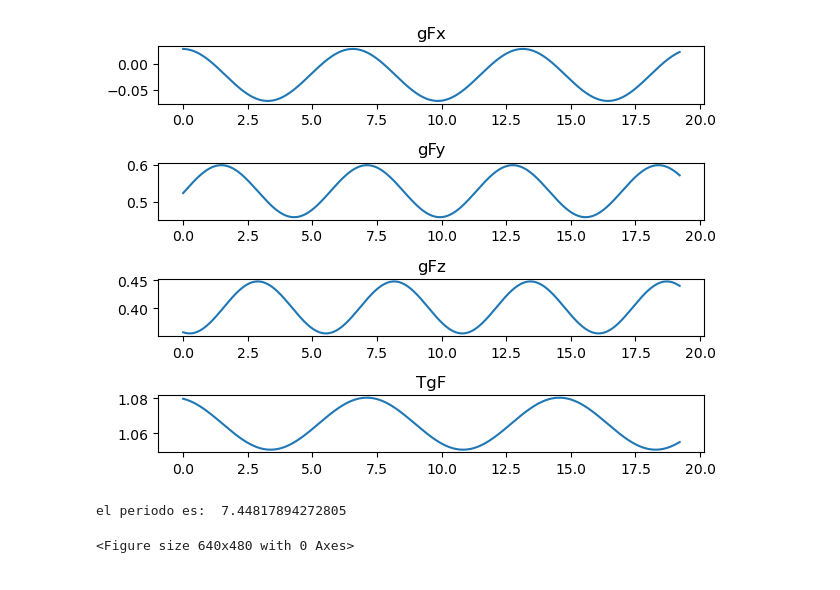
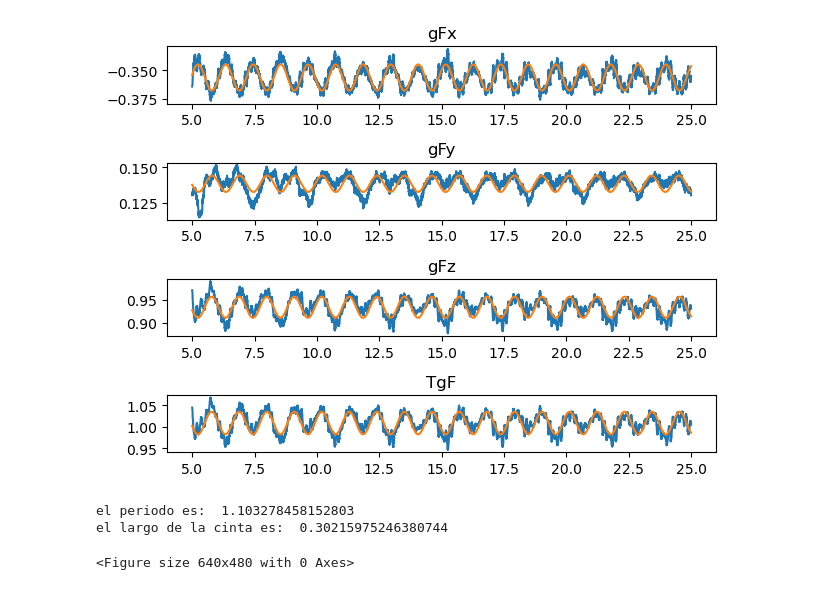
Before and after one commit to sebastlop/series-temporales-maxi, a Jupyter notebook: seriestemporal_yo/ejercicio2/ejercicio2.ipynb, the cells around one changed output. Cells and saved outputs as stored; diff of their text form; code cells hidden in the pictures.

```diff
--- a/seriestemporal_yo/ejercicio2/ejercicio2.ipynb
+++ b/seriestemporal_yo/ejercicio2/ejercicio2.ipynb
@@ -240,37 +58,30 @@ el periodo es:  5.6530453342497715
-# %%
-handswing2 = seriesejercicio()
-datos = handswing2.leerdatos('handswing2.csv')
-
-
-def funcion_sinusoidal(x, a, b, c, d):
-    return a * np.sin(b * x + c) + d
-x = handswing2.tiempo
-
-numeroGraficas = len(handswing2.titulos) - 1
-# Crear subgráficas
-fig, axs = plt.subplots(numeroGraficas)
-
-# Trazar cada gráfica en su subgráfica correspondiente
-for i in range(numeroGraficas):
-    parametros = handswing2.ajustarFuncion(funcion_sinusoidal,handswing2.columnas[0:,i])
-    a ,b , c, d = parametros
-    y = funcion_sinusoidal(x,a,b,c,d)
-    axs[i].plot(x, y)
-    axs[i].set_title(handswing2.titulos[i+1])
-
-# Ajustar los márgenes
-plt.tight_layout()
-
-# Mostrar la gráfica
-plt.show()
-plt.savefig('grafico handswing2.png')
-
-#periodo
-
-pi = np.pi
-periodo = 2*pi/b
-print('el periodo es: ',periodo)
-# %% [output]
-[figure, removed]
-el periodo es:  7.44817894272805
-<Figure size 640x480 with 0 Axes>
+# %%
+oscilador = seriesejercicio()
+datos = oscilador.leerdatos('oscilador.csv')
+
+#acoto el rango de valores en donde la oscilación sea mas estable.
+tiempo_mask= (oscilador.tiempo  > 5) & (oscilador.tiempo < 25)
+
+# aplico la mascara sobre el timepo y la fuerza total.
+tiempoAcotado = oscilador.tiempo[tiempo_mask]
+columnasAcotado =oscilador.columnas[tiempo_mask]
+
+def funcion_sinusoidal(x, a, b, c, d):
+    return a * np.sin(b * x + c) + d
+#graficas
+oscilador.hacerGraficas(funcion_sinusoidal,tiempoAcotado,columnasAcotado,(0.5,6,0.5,0.5))
+
+
+#periodo
+pi = np.pi
+periodo = 2*pi/(b)
+print('el periodo es: ',periodo)
+
+#largo de la cinta
+l = (9.8)/(b)**2
+print('el largo de la cinta es: ', l)
+# %% [output]
+[figure, added]
+el periodo es:  1.103278458152803
+el largo de la cinta es:  0.30215975246380744
+<Figure size 640x480 with 0 Axes>
```
Also changed, not shown: parts of 11 cells of this notebook, 1 other file.
